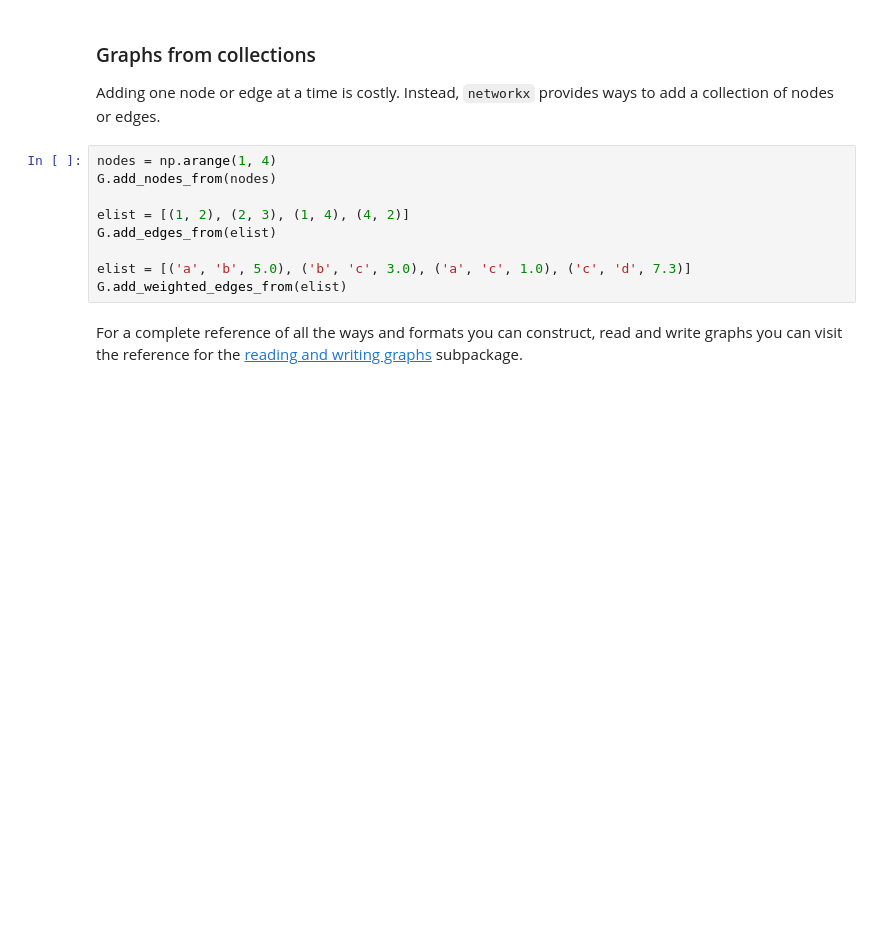
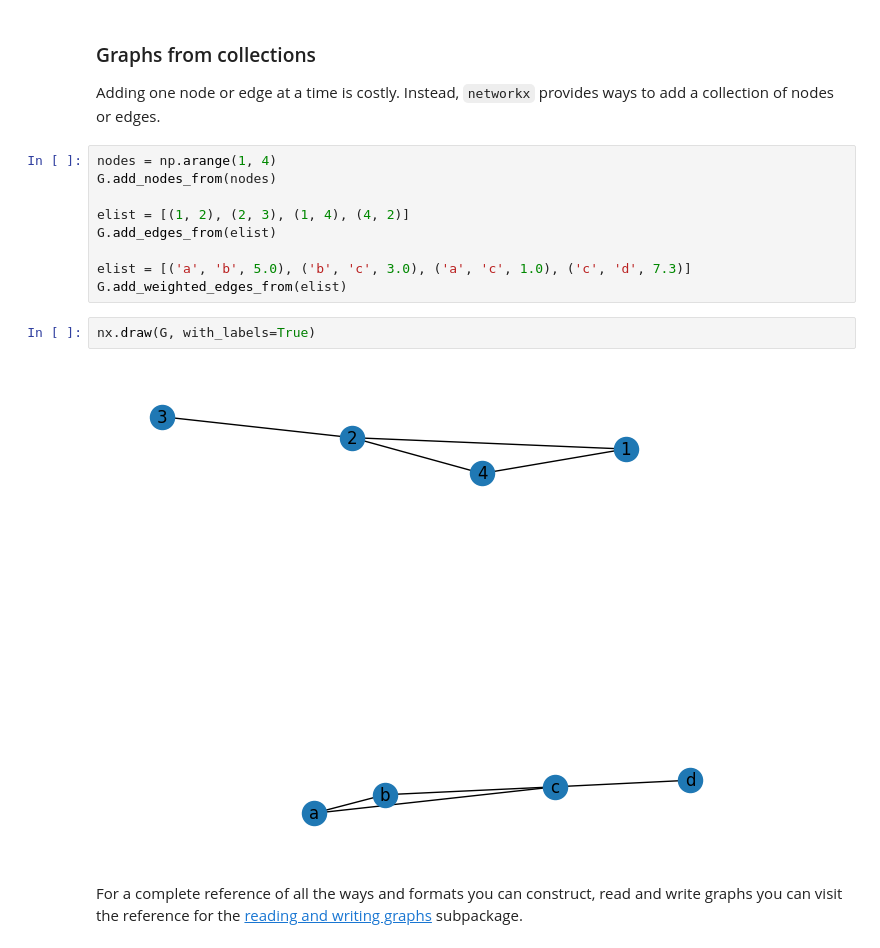
Before and after one commit to CalebDerrickson/GradCourses, a Jupyter notebook: Semester 1/Spectral Functions/Homework1/Homework 1 - Networkx, Heat Equation, Spectral Embedding.ipynb, the cells around one changed output. Cells and saved outputs as stored; diff of their text form; blank space fills up the shorter version.

```diff
--- a/Semester 1/Spectral Functions/Homework1/Homework 1 - Networkx, Heat Equation, Spectral Embedding.ipynb
+++ b/Semester 1/Spectral Functions/Homework1/Homework 1 - Networkx, Heat Equation, Spectral Embedding.ipynb
@@ -71,6 +71,10 @@ G.add_edges_from(elist)
 
 elist = [('a', 'b', 5.0), ('b', 'c', 3.0), ('a', 'c', 1.0), ('c', 'd', 7.3)]
 G.add_weighted_edges_from(elist)
+# %%
+nx.draw(G, with_labels=True)
+# %% [output]
+[figure, added]
 # %% [markdown]
 For a complete reference of all the ways and formats you can construct, read and write graphs you can visit the reference for the [reading and writing graphs](https://networkx.org/documentation/stable/reference/readwrite/index.html#readwrite) subpackage.
 # %% [markdown]
```
Also changed, not shown: parts of 6 cells of this notebook.
